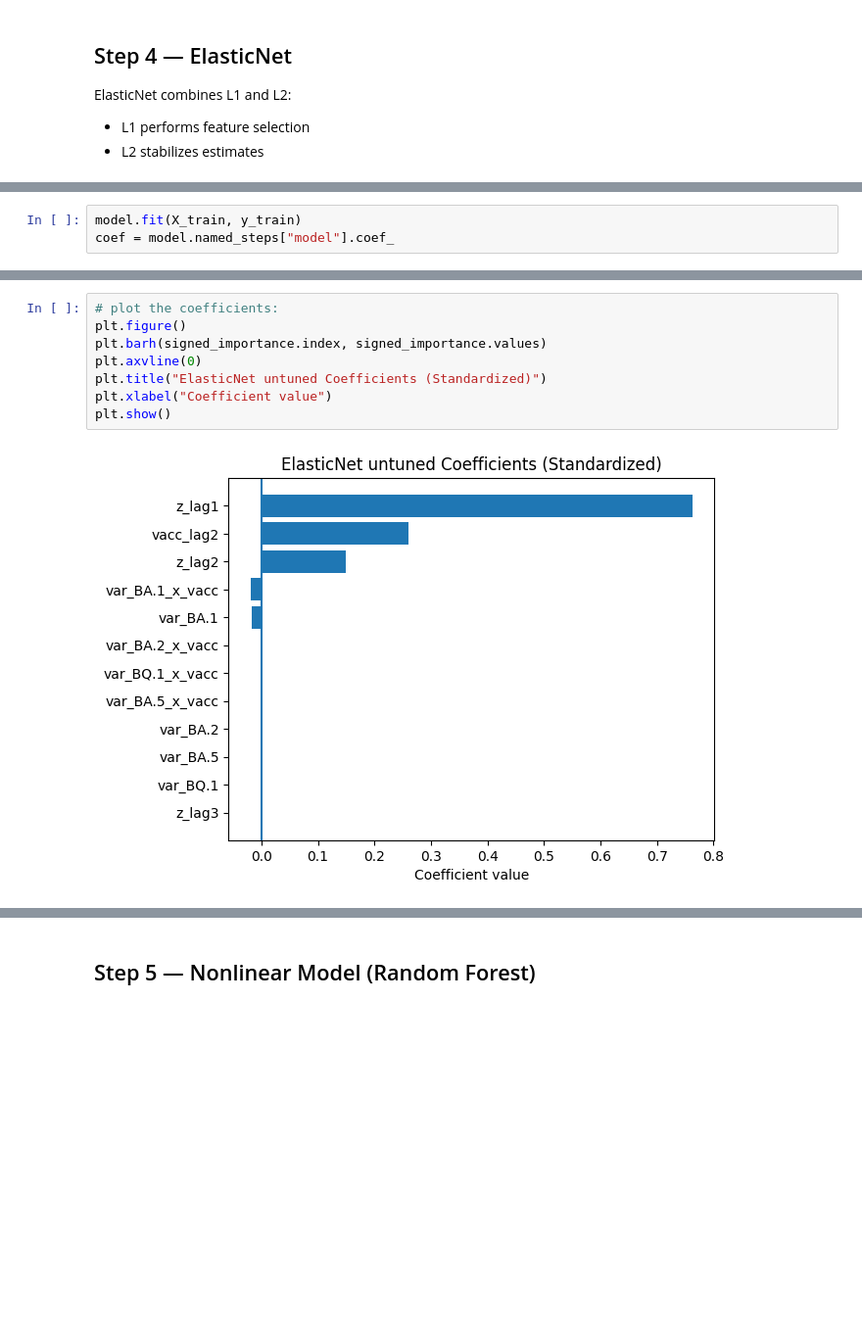
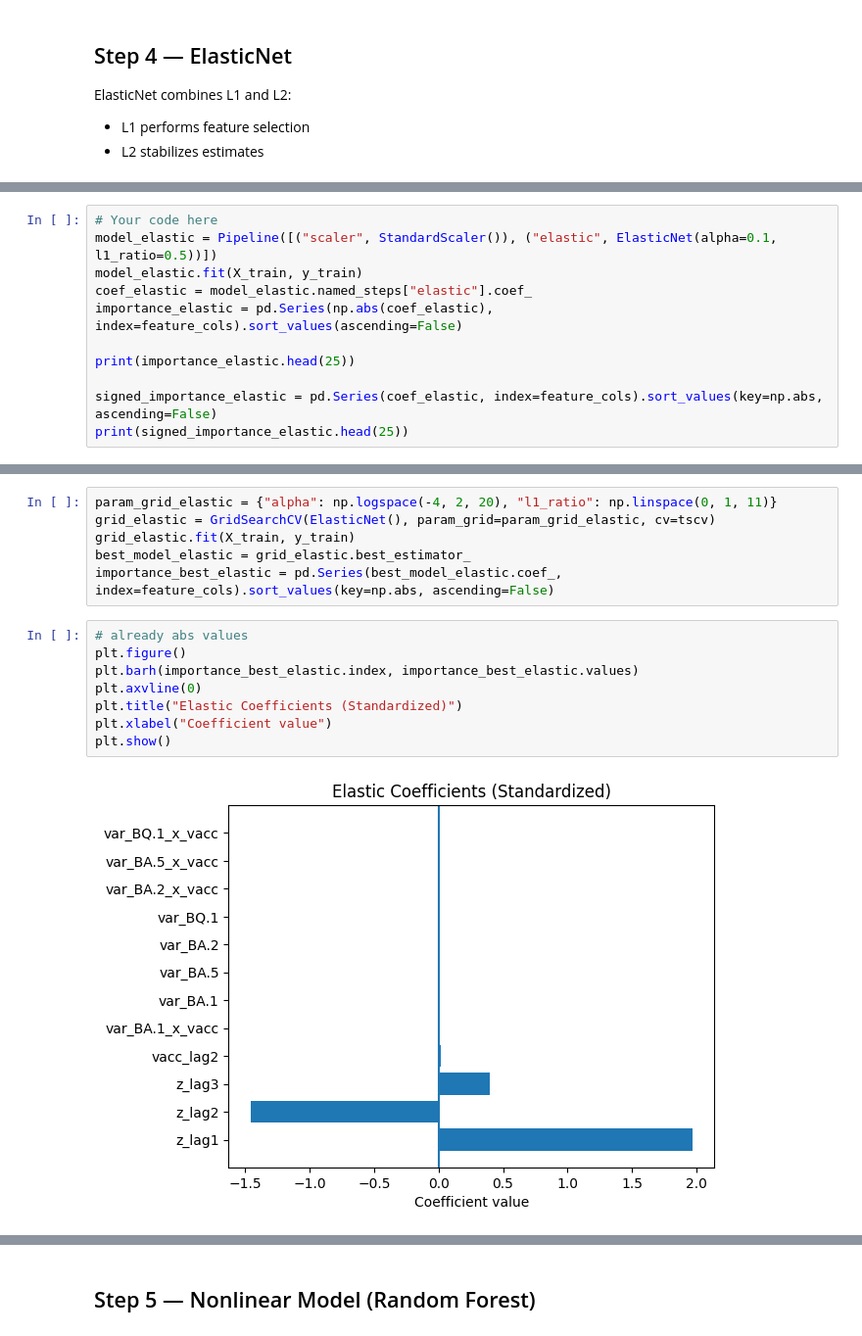
Before and after one commit to Programmierpeet/Biosignal-Abschlussprojekt, a Jupyter notebook: Projects/04_ASSIGNMENT_DynamicRegression_Ridge_ElasticNet_RF.ipynb, the cells around one changed output, grey strips where cells are left out. Shown at 98% size. Drawn from its saved outputs; the diff is of its cells as text; blank space fills up the shorter version.

```diff
--- a/Projects/04_ASSIGNMENT_DynamicRegression_Ridge_ElasticNet_RF.ipynb
+++ b/Projects/04_ASSIGNMENT_DynamicRegression_Ridge_ElasticNet_RF.ipynb
@@ -368,3 +370,0 @@ model = Pipeline([
-# %%
-model.fit(X_train, y_train)
-coef = model.named_steps["model"].coef_
@@ -387,0 +371,11 @@ dtype: float64
+# %%
+# Your code here
+model_elastic = Pipeline([("scaler", StandardScaler()), ("elastic", ElasticNet(alpha=0.1, l1_ratio=0.5))])
+model_elastic.fit(X_train, y_train)
+coef_elastic = model_elastic.named_steps["elastic"].coef_
+importance_elastic = pd.Series(np.abs(coef_elastic), index=feature_cols).sort_values(ascending=False)
+
+print(importance_elastic.head(25))
+
+signed_importance_elastic = pd.Series(coef_elastic, index=feature_cols).sort_values(key=np.abs, ascending=False)
+print(signed_importance_elastic.head(25))
@@ -388,10 +400,16 @@ dtype: float64
+# %%
+param_grid_elastic = {"alpha": np.logspace(-4, 2, 20), "l1_ratio": np.linspace(0, 1, 11)}
+grid_elastic = GridSearchCV(ElasticNet(), param_grid=param_grid_elastic, cv=tscv)
+grid_elastic.fit(X_train, y_train)
+best_model_elastic = grid_elastic.best_estimator_
+importance_best_elastic = pd.Series(best_model_elastic.coef_, index=feature_cols).sort_values(key=np.abs, ascending=False)
 # %%
-# plot the coefficients:
+# already abs values
 plt.figure()
-plt.barh(signed_importance.index, signed_importance.values)
+plt.barh(importance_best_elastic.index, importance_best_elastic.values)
 plt.axvline(0)
-plt.title("ElasticNet untuned Coefficients (Standardized)")
+plt.title("Elastic Coefficients (Standardized)")
 plt.xlabel("Coefficient value")
 plt.show()
 # %% [output]
-[figure, old version]
+[figure, new version]
```
Also changed, not shown: parts of 30 cells of this notebook.
